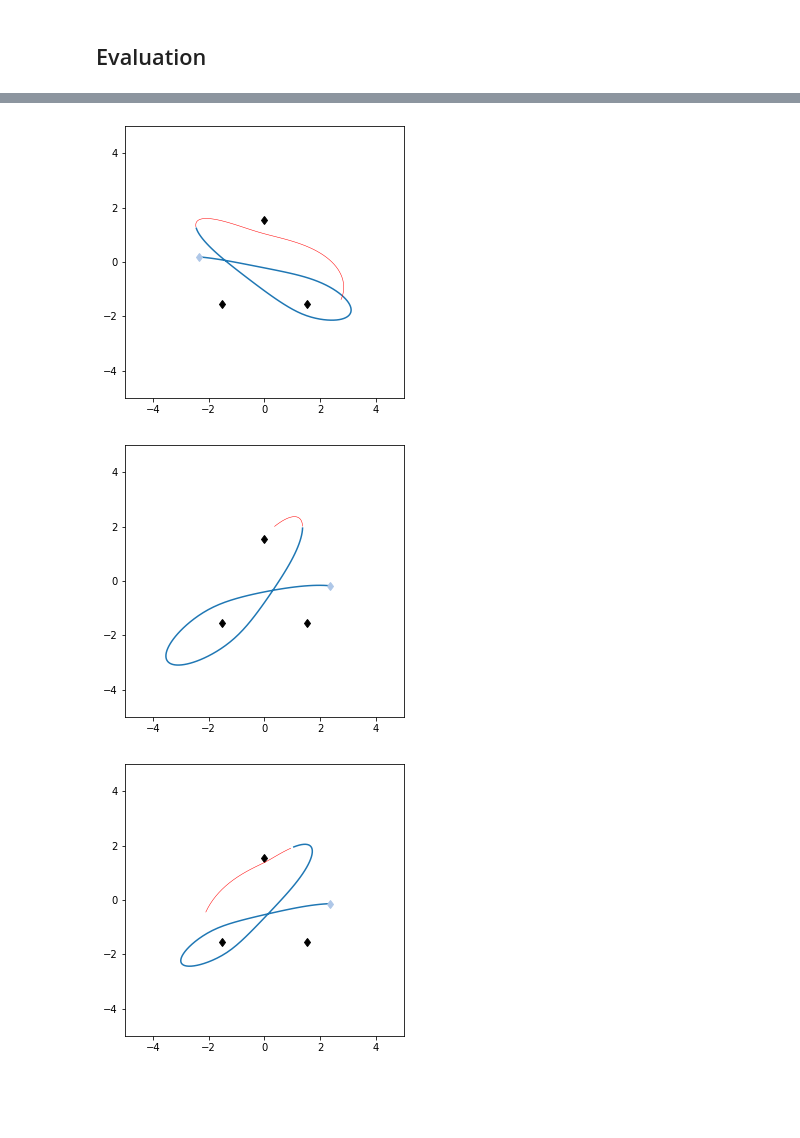
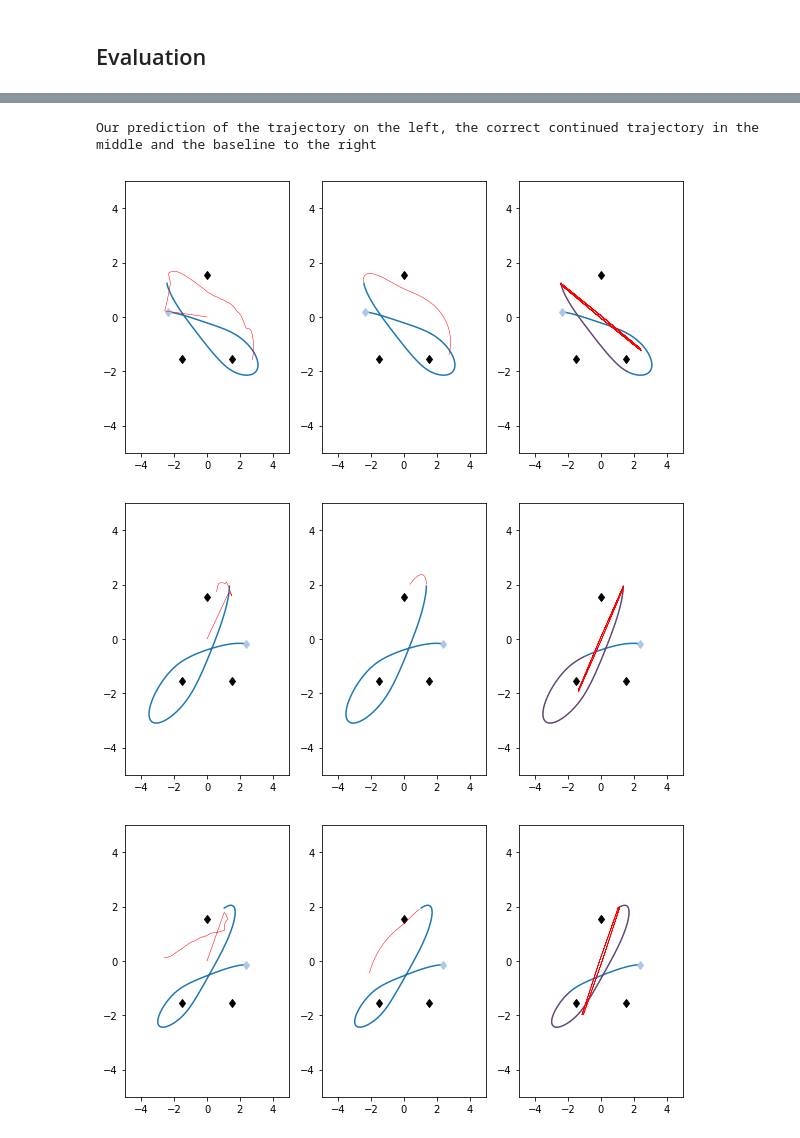
Before and after one commit to adiljahouh/2AMM10_38, a Jupyter notebook: assignment_2_3/a3_skeleton.ipynb, the cells around one changed output, grey strips where cells are left out. Cells and saved outputs as stored; diff of their text form; code cells hidden in the pictures; blank space fills up the shorter version.

Commit message:
added last plots

```diff
--- a/assignment_2_3/a3_skeleton.ipynb
+++ b/assignment_2_3/a3_skeleton.ipynb
@@ -596,12 +571,3 @@ test_loader_32 = DataLoader(tuple(zip(simulation_test, simulation_continued_test
-# %%
-batch = list(zip(simulation_train_task32[:3],simulation_continued_train[:3]))
-
-data = [torch.from_numpy(item[0]).float() for item in batch]
-lengths = [d.size(0) for d in data]
-
-padded_data = pad_sequence(data, batch_first=True, padding_value=0) # pad until batch size is met
-packed_data = pack_padded_sequence(padded_data, lengths, batch_first=True, enforce_sorted=False)
-targets = np.array([item[1] for item in batch],dtype=object)
 # %% [markdown]
 ## Model Implementation
 # %% [markdown]
@@ -845,7 +850,16 @@ output_list = test()
 # %%
-for idx in range(0, 5):
-    plot_example(simulation_test[idx], simulation_continued_test[idx])
+print("Our prediction of the trajectory on the left, the correct continued trajectory in the middle and the baseline to the right")
+
+for sim in range(3):
+    sim_test = simulation_test[sim]
+    length = simulation_continued_test[sim].shape[0]
+    for ix in range(simulation_continued_test[sim].shape[0]): # get an equal baseline prediction to the continued simulation
+        baselinepredic = sim_test[-1] - sim_test[-2]
+        baselinepredic = baselinepredic.reshape(1,2)
+        sim_test = np.concatenate((sim_test, baselinepredic), axis=0)
+    plot_triple(simulation_test[sim], simulation_continued_test[sim], simulation_test[sim], output_list[sim], simulation_test[sim], sim_test[length:])
 # %% [output]
+Our prediction of the trajectory on the left, the correct continued trajectory in the middle and the baseline to the right
-[figure, old version]
+[figure, new version]
-[figure, old version]
+[figure, new version]
-[figure, old version]
+[figure, new version]
```
Also changed, not shown: parts of 16 cells of this notebook.
